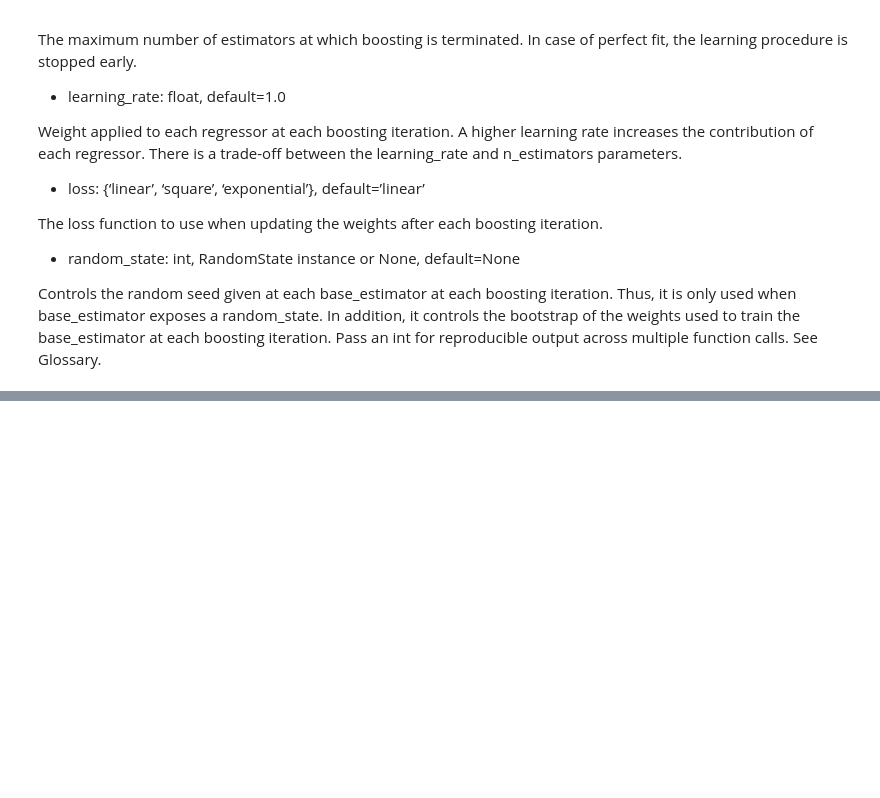
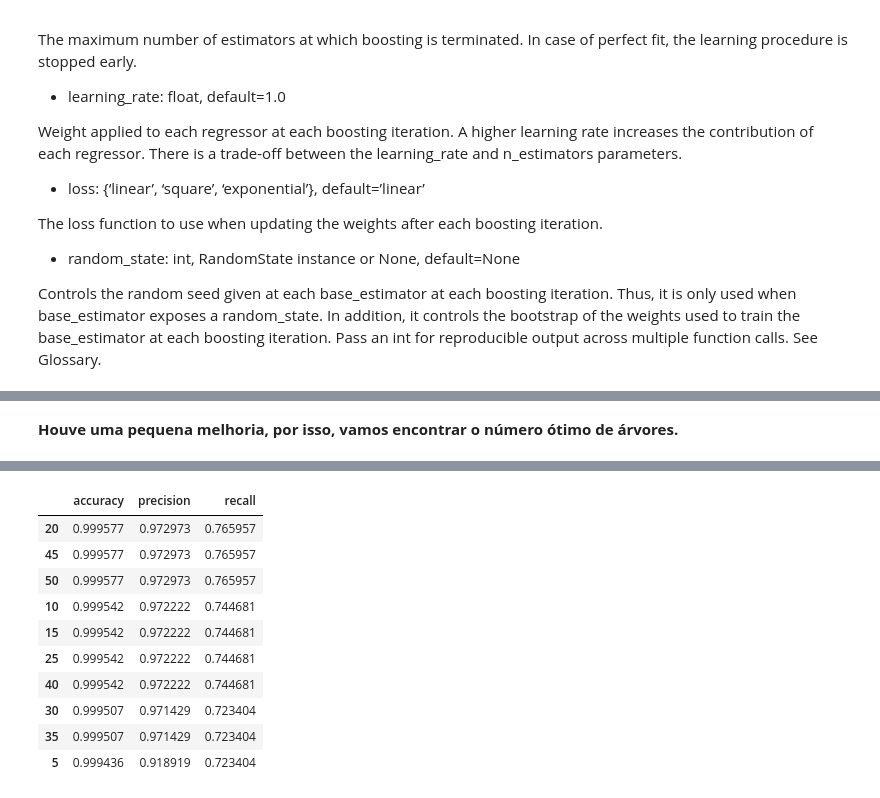
Before and after one commit to kitawarairon/portifolio_analise_dados, a Jupyter notebook: projeto_creditcard/analise_fraude.ipynb, the cells around one changed output, grey strips where cells are left out. Drawn from its saved outputs; the diff is of its cells as text; code cells hidden in the pictures; blank space fills up the shorter version.

```diff
--- a/projeto_creditcard/analise_fraude.ipynb
+++ b/projeto_creditcard/analise_fraude.ipynb
@@ -819,0 +865,5 @@ ValueError: Classification metrics can't handle a mix of binary and continuous t
+# %%
+%%time
+gb = GradientBoostingClassifier(random_state=0, n_estimators=25, max_depth=5)
+gb.fit(X_train, y_train)
+validar_arvore(y_test, gb.predict(X_test))
@@ -827,0 +932,5 @@ validar_arvore(y_test, et.predict(X_test))
+# %%
+%%time
+et = ExtraTreesClassifier(random_state=0, bootstrap=True)
+et.fit(X_train, y_train)
+validar_arvore(y_test, et.predict(X_test))
@@ -827,0 +951,5 @@ validar_arvore(y_test, et.predict(X_test))
+# %%
+%%time
+et = ExtraTreesClassifier(random_state=0, n_estimators=200)
+et.fit(X_train, y_train)
+validar_arvore(y_test, et.predict(X_test))
@@ -827,0 +968,5 @@ validar_arvore(y_test, et.predict(X_test))
+# %%
+%%time
+et = ExtraTreesClassifier(random_state=0, n_estimators=50)
+et.fit(X_train, y_train)
+validar_arvore(y_test, et.predict(X_test))
@@ -827,0 +981,32 @@ validar_arvore(y_test, et.predict(X_test))
+# %% [markdown]
+**Houve uma pequena melhoria, por isso, vamos encontrar o número ótimo de árvores.**
+# %%
+%%time
+# gerando lista de testes
+n = range(5, 55, 5)
+
+# criando listas auxiliares
+accu = []
+preci = []
+recall = []
+
+for i in n:
+    rfc = ExtraTreesClassifier(n_estimators=i, random_state=0)
+    rfc.fit(X_train, y_train)
+    a, b, c = return_arvore(y_test, rfc.predict(X_test))
+    accu.append(a)
+    preci.append(b)
+    recall.append(c)
+
+# criando dicionário
+frame = {
+    'accuracy':accu,
+    'precision':preci,
+    'recall':recall,
+        }
+
+# criando dataframe
+tabela = pd.DataFrame(frame)
+tabela.index = list(n)
+tabela.sort_values(by=['accuracy', 'precision'], ascending=False)
+# %% [output]
@@ -827,0 +1014,11 @@ validar_arvore(y_test, et.predict(X_test))
+|  | accuracy | precision | recall |
+| 20 | 0.999577 | 0.972973 | 0.765957 |
+| 45 | 0.999577 | 0.972973 | 0.765957 |
+| 50 | 0.999577 | 0.972973 | 0.765957 |
+| 10 | 0.999542 | 0.972222 | 0.744681 |
+| 15 | 0.999542 | 0.972222 | 0.744681 |
+| 25 | 0.999542 | 0.972222 | 0.744681 |
+| 40 | 0.999542 | 0.972222 | 0.744681 |
+| 30 | 0.999507 | 0.971429 | 0.723404 |
+| 35 | 0.999507 | 0.971429 | 0.723404 |
+| 5 | 0.999436 | 0.918919 | 0.723404 |
```
Also changed, not shown: parts of 46 cells of this notebook.
